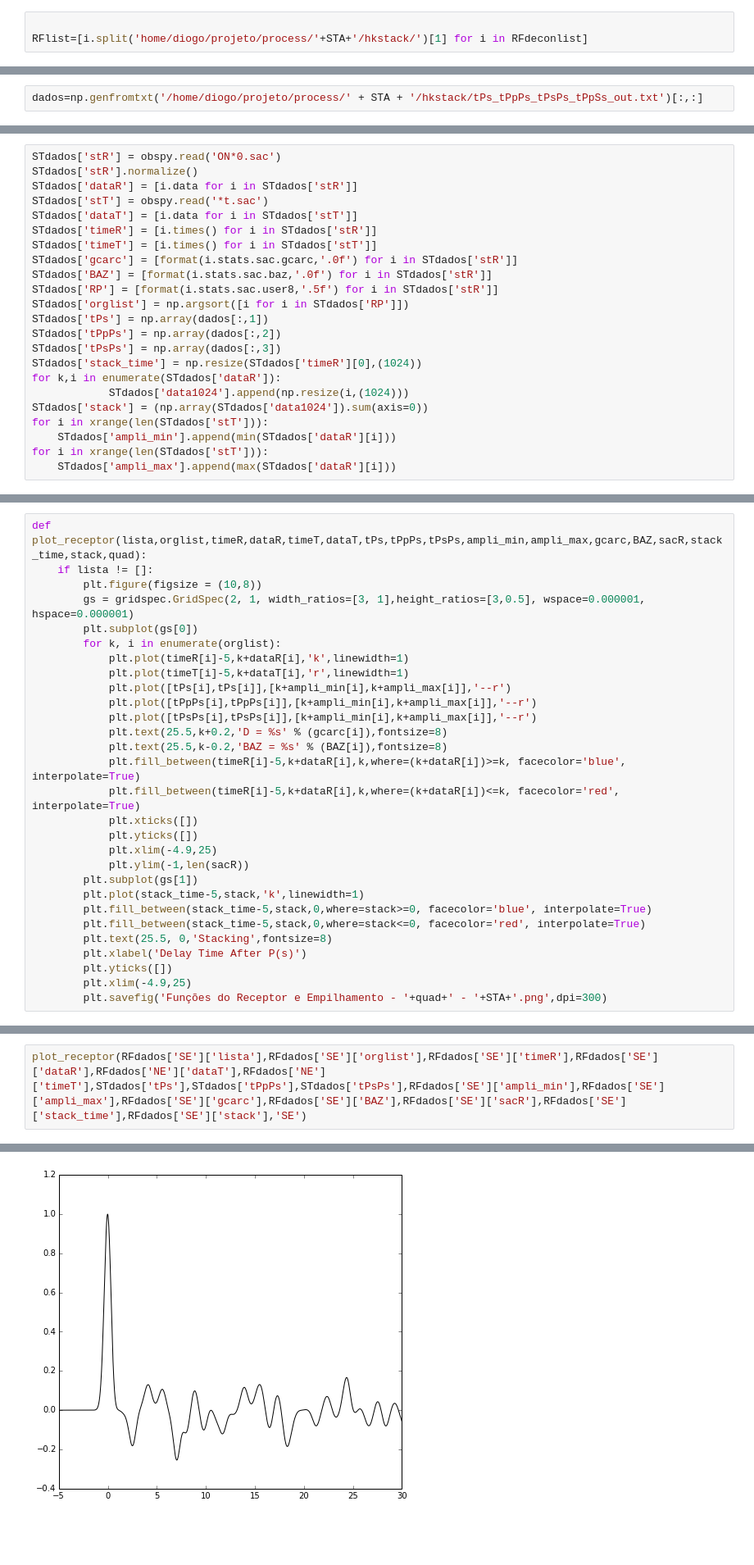
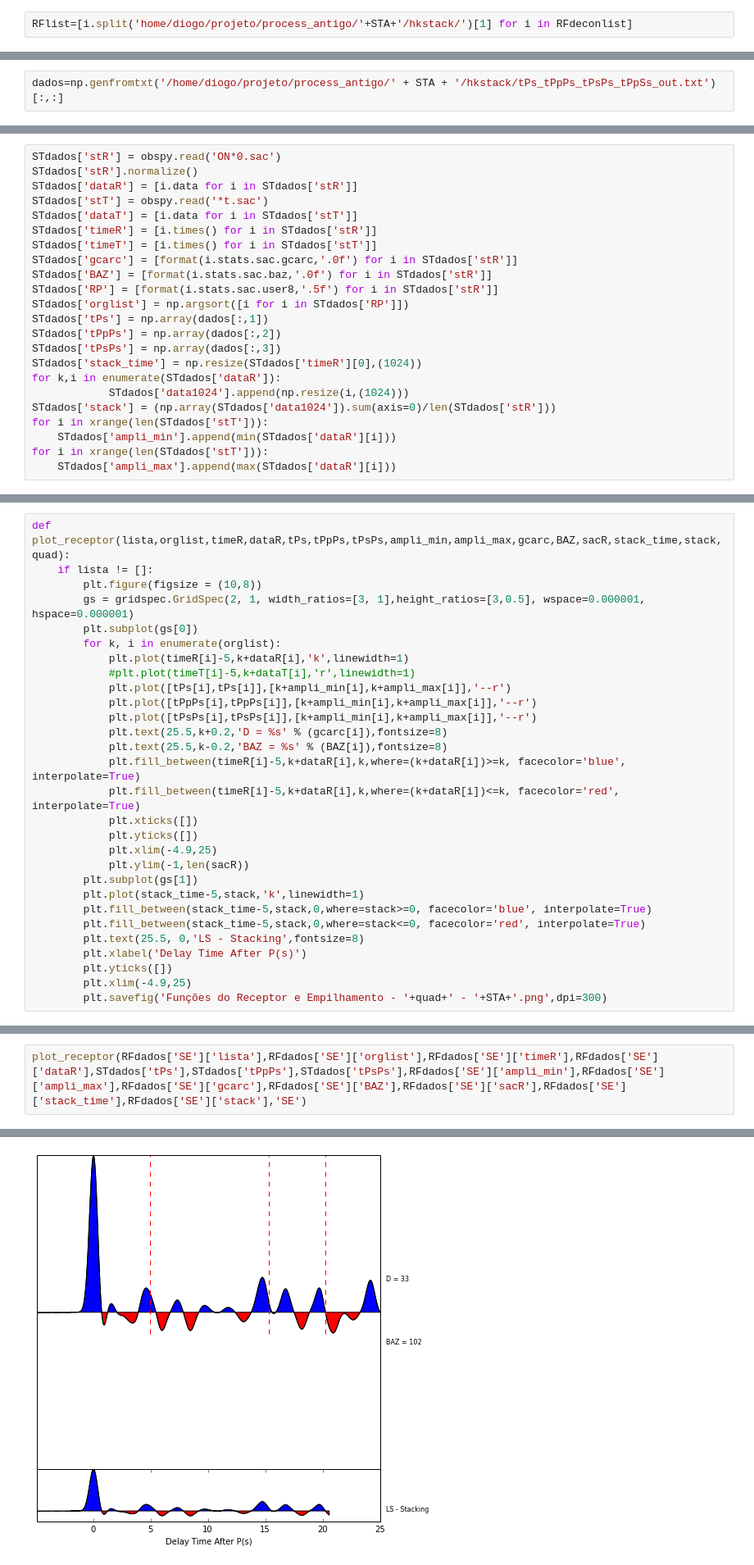
Before and after one commit to dIOGOLOC/projeto_mestrado, a Jupyter notebook: plotagem_funcao_receptor.ipynb, the cells around one changed output, grey strips where cells are left out. Shown: that part at 82% size. Cells and saved outputs as stored; diff of their text form; blank space fills up the shorter version.

Commit message:
Acertando o Linear Stack.

```diff
--- a/plotagem_funcao_receptor.ipynb
+++ b/plotagem_funcao_receptor.ipynb
@@ -34,8 +34,7 @@ for root, dirs, files in os.walk('/home/diogo/projeto/process/'+STA+'/hkstack/')
 # %% [markdown]
 <h3>Separando o nome de cada função do receptor e armazenando numa lista:</h3>
 # %%
-
-RFlist=[i.split('home/diogo/projeto/process/'+STA+'/hkstack/')[1] for i in RFdeconlist]
+RFlist=[i.split('home/diogo/projeto/process_antigo/'+STA+'/hkstack/')[1] for i in RFdeconlist]
 # %% [markdown]
 <h3>Copiando os arquivos para a pasta de trabalho:</h3>
 # %%
@@ -89,7 +88,7 @@ Declarando as variáveis:
 # %% [markdown]
 <h4>Tabela com os dados dos tempos de chegada teóricos:</h4>
 # %%
-dados=np.genfromtxt('/home/diogo/projeto/process/' + STA + '/hkstack/tPs_tPpPs_tPsPs_tPpSs_out.txt')[:,:]
+dados=np.genfromtxt('/home/diogo/projeto/process_antigo/' + STA + '/hkstack/tPs_tPpPs_tPsPs_tPpSs_out.txt')[:,:]
 # %% [markdown]
 <h4>Criando um dicionário para armazenar as variáveis para os eventos:</h4>
 # %%
@@ -113,7 +112,7 @@ STdados['tPsPs'] = np.array(dados[:,3])
 STdados['stack_time'] = np.resize(STdados['timeR'][0],(1024))
 for k,i in enumerate(STdados['dataR']):
             STdados['data1024'].append(np.resize(i,(1024)))
-STdados['stack'] = (np.array(STdados['data1024']).sum(axis=0))
+STdados['stack'] = (np.array(STdados['data1024']).sum(axis=0)/len(STdados['stR']))
 for i in xrange(len(STdados['stT'])):
     STdados['ampli_min'].append(min(STdados['dataR'][i]))
 for i in xrange(len(STdados['stT'])):
@@ -201,14 +205,14 @@ dic_var(RFdados,'NW')
 # %% [markdown]
 <h2>Plotando as funções do Receptor para cada grupo de eventos</h2>
 # %%
-def plot_receptor(lista,orglist,timeR,dataR,timeT,dataT,tPs,tPpPs,tPsPs,ampli_min,ampli_max,gcarc,BAZ,sacR,stack_time,stack,quad):
+def plot_receptor(lista,orglist,timeR,dataR,tPs,tPpPs,tPsPs,ampli_min,ampli_max,gcarc,BAZ,sacR,stack_time,stack,quad):
     if lista != []:
         plt.figure(figsize = (10,8))
         gs = gridspec.GridSpec(2, 1, width_ratios=[3, 1],height_ratios=[3,0.5], wspace=0.000001, hspace=0.000001)
         plt.subplot(gs[0])
         for k, i in enumerate(orglist):
             plt.plot(timeR[i]-5,k+dataR[i],'k',linewidth=1)
-            plt.plot(timeT[i]-5,k+dataT[i],'r',linewidth=1)
+            #plt.plot(timeT[i]-5,k+dataT[i],'r',linewidth=1)
             plt.plot([tPs[i],tPs[i]],[k+ampli_min[i],k+ampli_max[i]],'--r')
             plt.plot([tPpPs[i],tPpPs[i]],[k+ampli_min[i],k+ampli_max[i]],'--r')
             plt.plot([tPsPs[i],tPsPs[i]],[k+ampli_min[i],k+ampli_max[i]],'--r')
@@ -224,7 +228,7 @@ def plot_receptor(lista,orglist,timeR,dataR,timeT,dataT,tPs,tPpPs,tPsPs,ampli_mi
         plt.plot(stack_time-5,stack,'k',linewidth=1)
         plt.fill_between(stack_time-5,stack,0,where=stack>=0, facecolor='blue', interpolate=True)
         plt.fill_between(stack_time-5,stack,0,where=stack<=0, facecolor='red', interpolate=True)
-        plt.text(25.5, 0,'Stacking',fontsize=8)
+        plt.text(25.5, 0,'LS - Stacking',fontsize=8)
         plt.xlabel('Delay Time After P(s)')
         plt.yticks([])
         plt.xlim(-4.9,25)
@@ -236,5 +242,5 @@ plot_receptor(RFdados['NE']['lista'],RFdados['NE']['orglist'],RFdados['NE']['tim
 # %% [markdown]
 <h3>RF Grupo SE</h3>
 # %%
-plot_receptor(RFdados['SE']['lista'],RFdados['SE']['orglist'],RFdados['SE']['timeR'],RFdados['SE']['dataR'],RFdados['NE']['dataT'],RFdados['NE']['timeT'],STdados['tPs'],STdados['tPpPs'],STdados['tPsPs'],RFdados['SE']['ampli_min'],RFdados['SE']['ampli_max'],RFdados['SE']['gcarc'],RFdados['SE']['BAZ'],RFdados['SE']['sacR'],RFdados['SE']['stack_time'],RFdados['SE']['stack'],'SE')
+plot_receptor(RFdados['SE']['lista'],RFdados['SE']['orglist'],RFdados['SE']['timeR'],RFdados['SE']['dataR'],STdados['tPs'],STdados['tPpPs'],STdados['tPsPs'],RFdados['SE']['ampli_min'],RFdados['SE']['ampli_max'],RFdados['SE']['gcarc'],RFdados['SE']['BAZ'],RFdados['SE']['sacR'],RFdados['SE']['stack_time'],RFdados['SE']['stack'],'SE')
 # %% [output]
@@ -242,4 +247,4 @@ IndexError: list index out of range
-[figure, old version]
+[figure, new version]
 # %% [markdown]
 <h3>RF Grupo SW</h3>
 # %%
```
Also changed, not shown: parts of 10 cells of this notebook.
